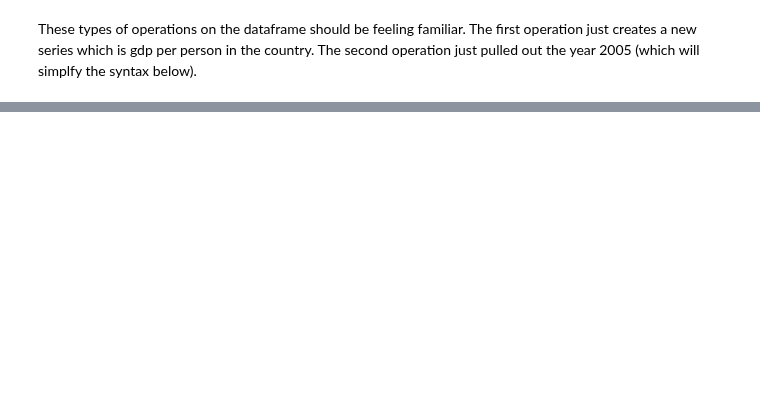
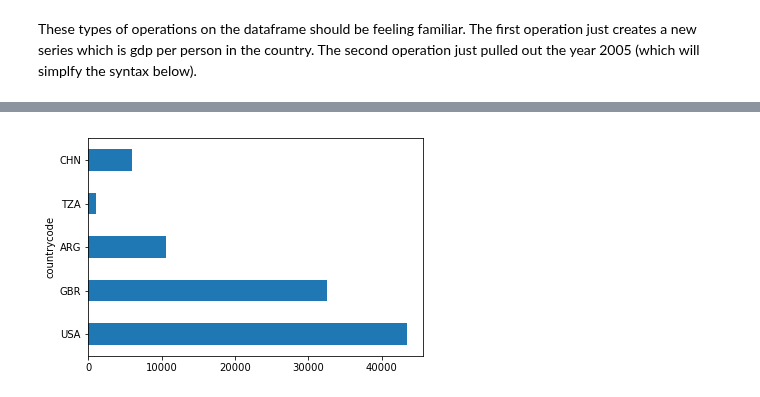
Before and after one commit to mwaugh0328/Data_Bootcamp_Fall_2017, a Jupyter notebook: data_bootcamp_1030/more_matplotlib_inequality.ipynb, the cells around one changed output, grey strips where cells are left out. Cells and saved outputs as stored; diff of their text form; code cells hidden in the pictures; blank space fills up the shorter version.

```diff
--- a/data_bootcamp_1030/more_matplotlib_inequality.ipynb
+++ b/data_bootcamp_1030/more_matplotlib_inequality.ipynb
@@ -63,0 +135,7 @@ plt.show()
+# %%
+country_list = ["USA", "GBR", "ARG", "TZA", "CHN"] # Our country list
+
+pwt_2005.set_index("countrycode",inplace = True)   # Now set the index to be the countrycode
+
+pwt_2005.loc[country_list].head()                  # The use the `loc' operation. This pulls out the values associated with
+                                                   # the index location specified.
@@ -64,11 +151,7 @@ plt.show()
 # %%
-country_list = ["USA", "GBR", "ARG"]
-
-pwt_2005.set_index("countrycode", inplace = True)
-
-pwt_2005.loc[country_list]
-
 fig, ax = plt.subplots()
 
 pwt_2005.loc[country_list].gdp_pop.plot(kind='barh', ax=ax)
 plt.show()
+# %% [output]
+[figure, added]
```
Also changed, not shown: parts of 24 cells of this notebook, 1 other file.
